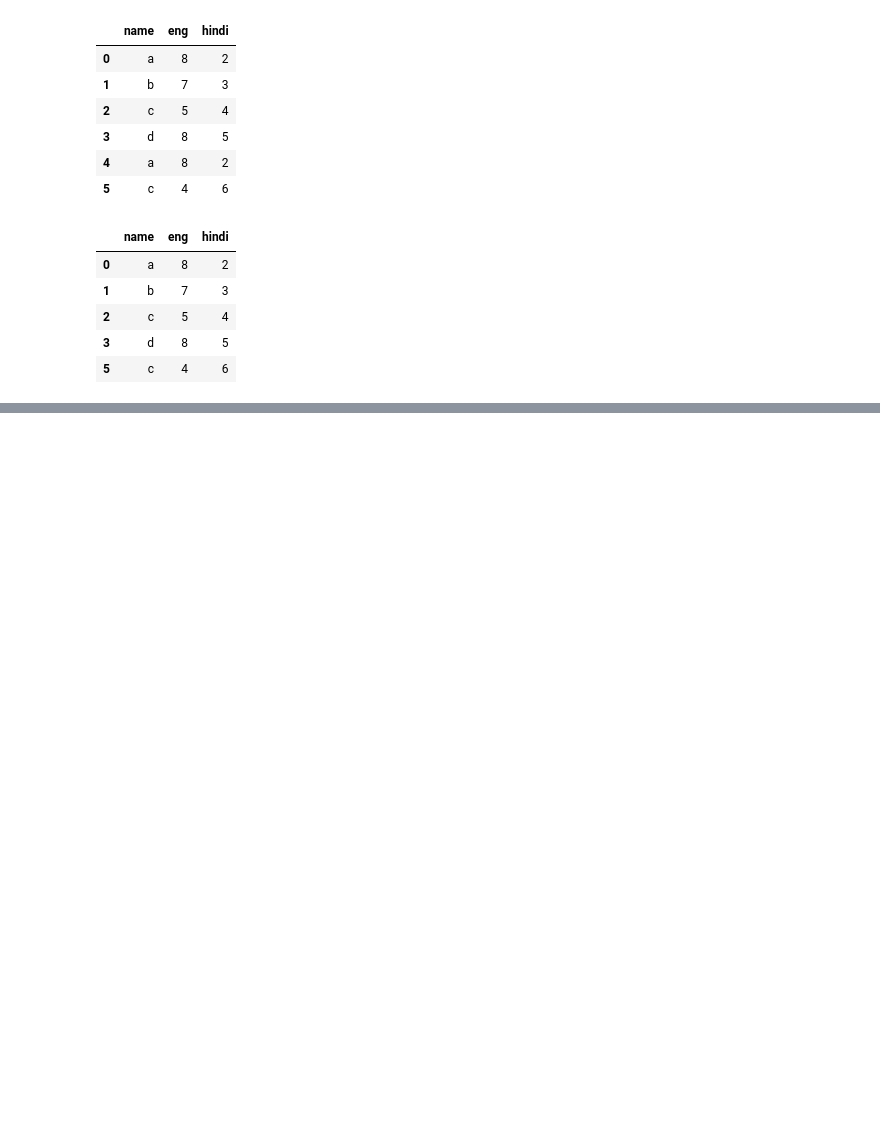
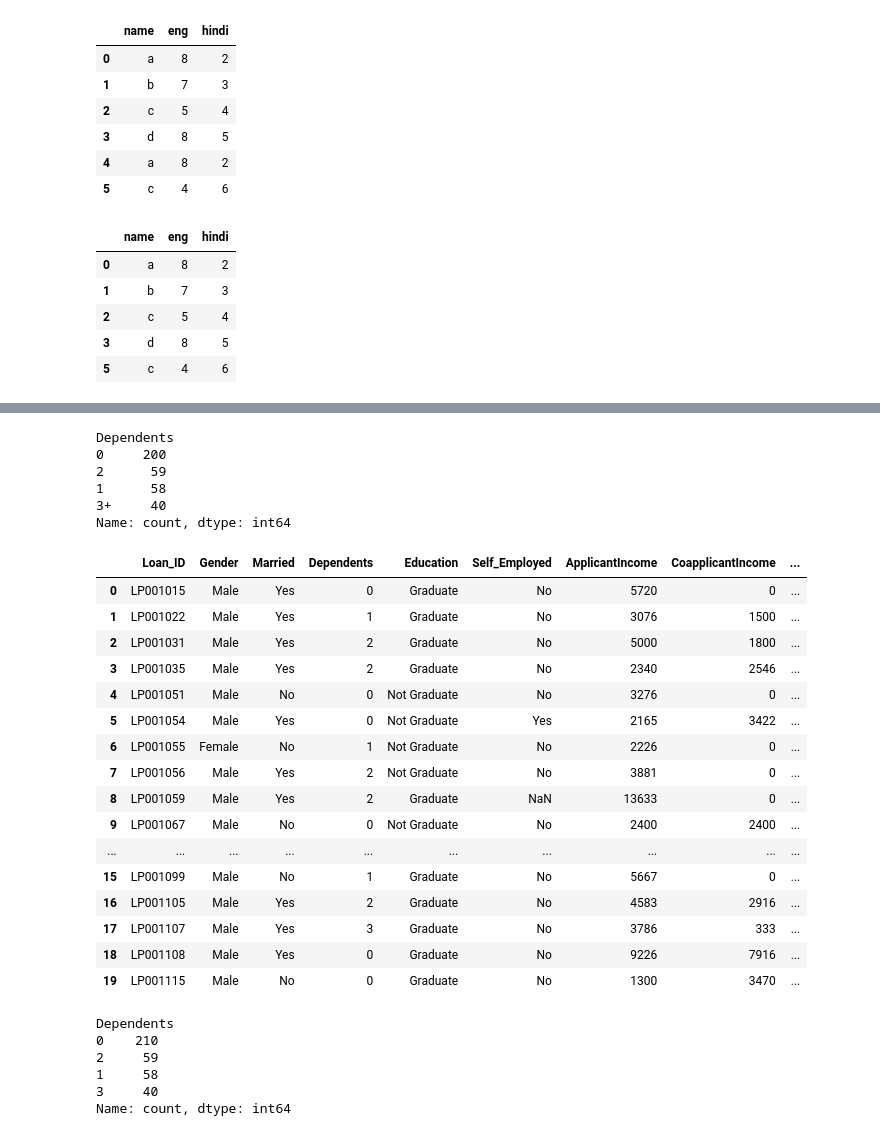
Before and after one commit to Hridayansh018/ML_Basics, a Jupyter notebook: file2.ipynb, the cells around one changed output, grey strips where cells are left out. Drawn from its saved outputs; the diff is of its cells as text; code cells hidden in the pictures; blank space fills up the shorter version.

```diff
--- a/file2.ipynb
+++ b/file2.ipynb
@@ -189,0 +250,41 @@ df
+# %%
+dataset['Dependents'].value_counts()
+# %% [output]
+Dependents
+0     200
+2      59
+1      58
+3+     40
+Name: count, dtype: int64
+# %%
+dataset['Dependents'].fillna(dataset['Dependents'].mode()[0],inplace=True)
+# %%
+dataset['Dependents'].replace('3+','3',inplace=True)
+dataset.head(20)
+# %% [output]
+|  | Loan_ID | Gender | Married | Dependents | Education | Self_Employed | ApplicantIncome | CoapplicantIncome | ... |
+| 0 | LP001015 | Male | Yes | 0 | Graduate | No | 5720 | 0 | ... |
+| 1 | LP001022 | Male | Yes | 1 | Graduate | No | 3076 | 1500 | ... |
+| 2 | LP001031 | Male | Yes | 2 | Graduate | No | 5000 | 1800 | ... |
+| 3 | LP001035 | Male | Yes | 2 | Graduate | No | 2340 | 2546 | ... |
+| 4 | LP001051 | Male | No | 0 | Not Graduate | No | 3276 | 0 | ... |
+| 5 | LP001054 | Male | Yes | 0 | Not Graduate | Yes | 2165 | 3422 | ... |
+| 6 | LP001055 | Female | No | 1 | Not Graduate | No | 2226 | 0 | ... |
+| 7 | LP001056 | Male | Yes | 2 | Not Graduate | No | 3881 | 0 | ... |
+| 8 | LP001059 | Male | Yes | 2 | Graduate | NaN | 13633 | 0 | ... |
+| 9 | LP001067 | Male | No | 0 | Not Graduate | No | 2400 | 2400 | ... |
+| ... | ... | ... | ... | ... | ... | ... | ... | ... | ... |
+| 15 | LP001099 | Male | No | 1 | Graduate | No | 5667 | 0 | ... |
+| 16 | LP001105 | Male | Yes | 2 | Graduate | No | 4583 | 2916 | ... |
+| 17 | LP001107 | Male | Yes | 3 | Graduate | No | 3786 | 333 | ... |
+| 18 | LP001108 | Male | Yes | 0 | Graduate | No | 9226 | 7916 | ... |
+| 19 | LP001115 | Male | No | 0 | Graduate | No | 1300 | 3470 | ... |
+# %%
+dataset['Dependents'].value_counts()
+# %% [output]
+Dependents
+0    210
+2     59
+1     58
+3     40
+Name: count, dtype: int64
```
Also changed, not shown: parts of 8 cells of this notebook.
